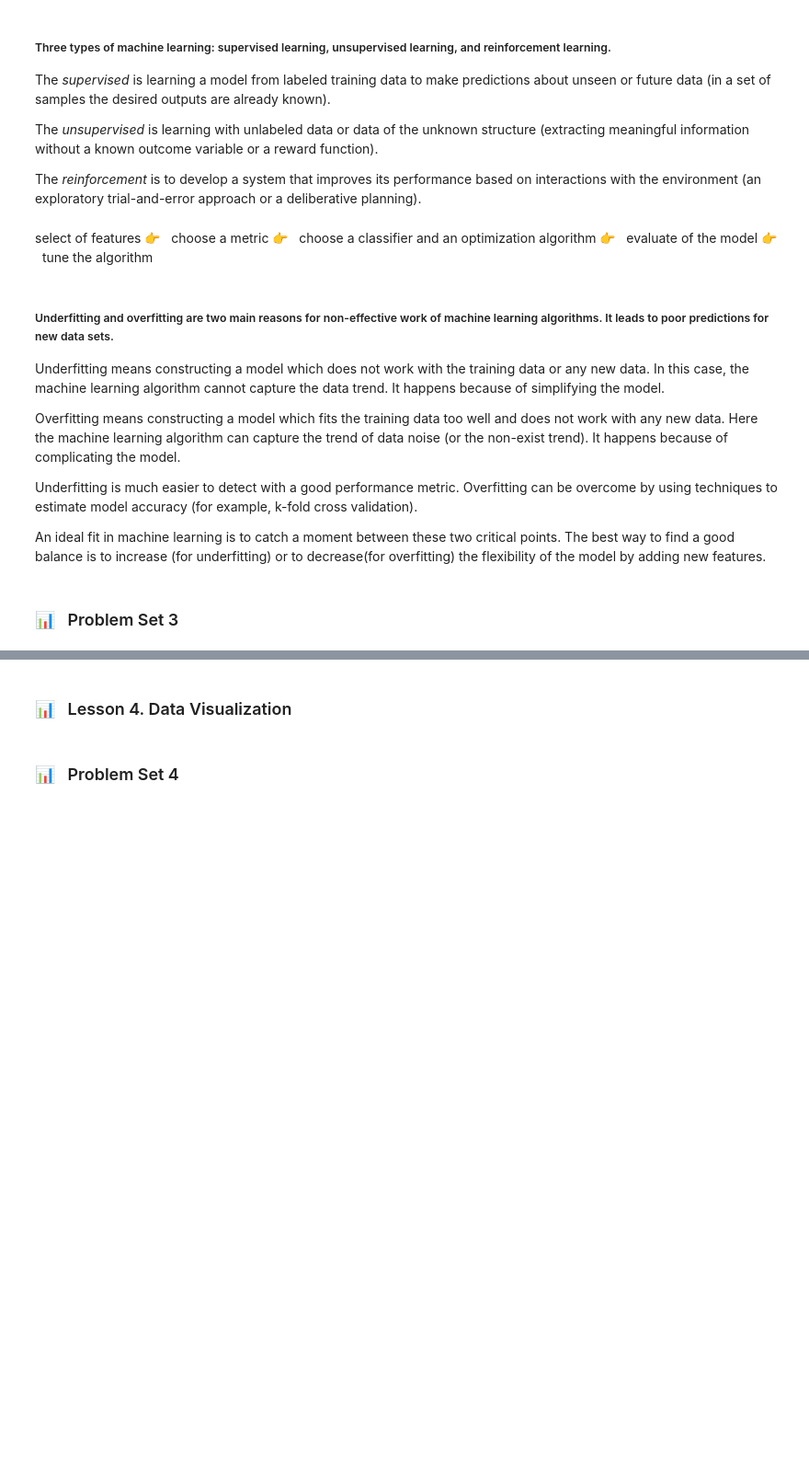
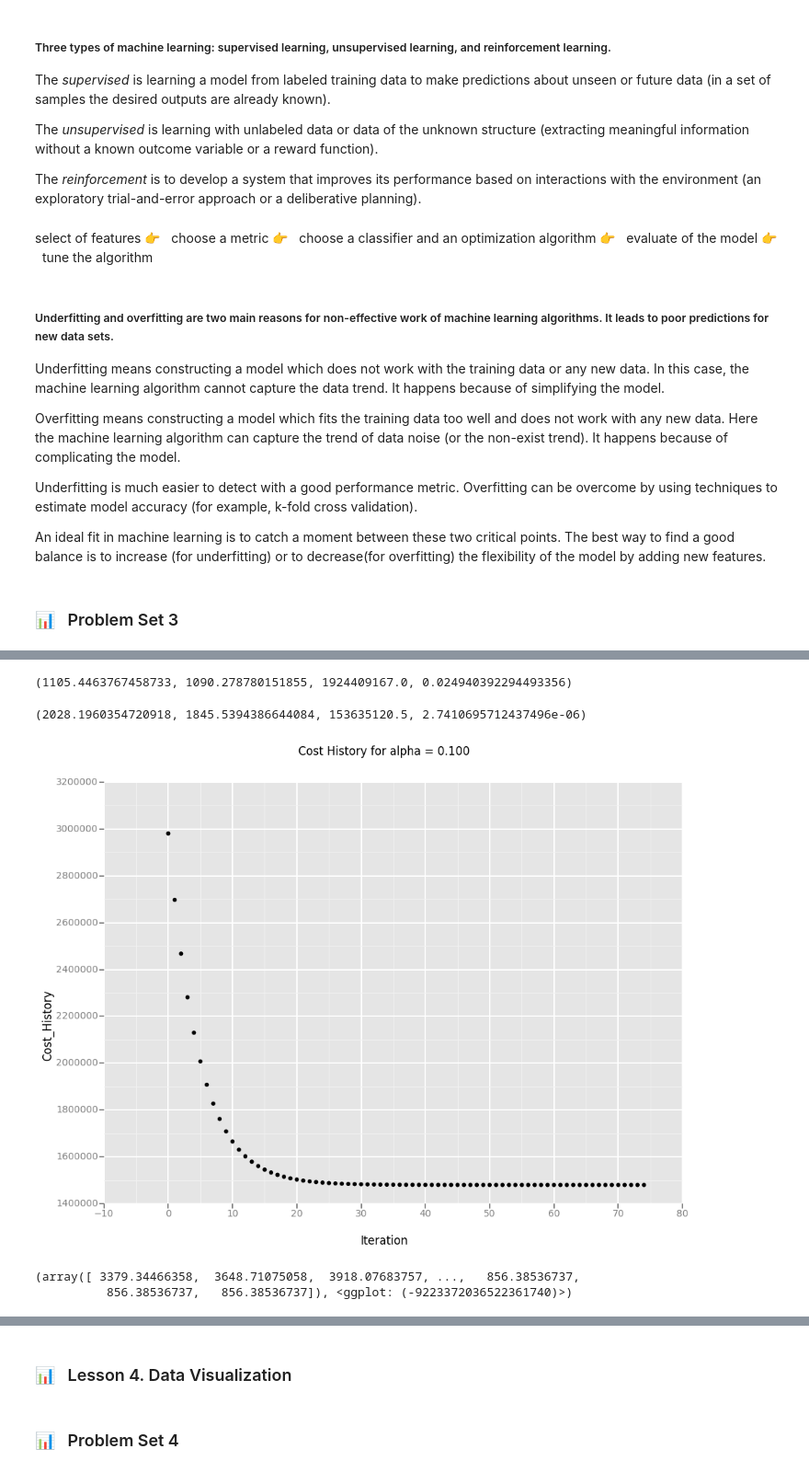
Before and after one commit to OlgaBelitskaya/reflections, a Jupyter notebook: ud359/reflections-ud359-3-4.ipynb, the cells around one changed output, grey strips where cells are left out. Shown at 92% size. Saved outputs shown, nothing was run; the diff lists cells and outputs as text; code cells hidden in the pictures; blank space fills up the shorter version.

```diff
--- a/ud359/reflections-ud359-3-4.ipynb
+++ b/ud359/reflections-ud359-3-4.ipynb
@@ -228,12 +316,17 @@ def mann_whitney_plus_means(turnstile_weather):
 
     return with_rain_mean, without_rain_mean, U, p # leave this line for the grader
+# %%
+mann_whitney_plus_means(data)
+# %% [output]
+(1105.4463767458733, 1090.278780151855, 1924409167.0, 0.024940392294493356)
+# %%
+mann_whitney_plus_means(data2)
+# %% [output]
+(2028.1960354720918, 1845.5394386644084, 153635120.5, 2.7410695712437496e-06)
 # %%
 # 4
 # %%
 # 5
-import numpy as np
-import pandas
-from ggplot import *
 
 """
 In this question, you need to:
@@ -254,7 +347,6 @@ def normalize_features(df):
                          "not be normalized. Please do not include features with only a single value " + \
                          "in your model.")
     df_normalized = (df - df.mean()) / df.std()
-
     return df_normalized, mu, sigma
 
 def compute_cost(features, values, theta):
@@ -265,6 +357,8 @@ def compute_cost(features, values, theta):
     This can be the same code as the compute_cost function in the lesson #3 exercises,
     but feel free to implement your own.
     """
+    sum_of_square_errors = np.square(np.dot(features, theta) - values).sum()
+    cost = sum_of_square_errors / (2 * len(values))
 
     # your code here
 
@@ -277,13 +371,14 @@ def gradient_descent(features, values, theta, alpha, num_iterations):
     This can be the same gradient descent code as in the lesson #3 exercises,
     but feel free to implement your own.
     """
-
-    m = len(values)
     cost_history = []
 
     for i in range(num_iterations):
+        delta = (np.dot((values - np.dot(features, theta)), features)) / len(values)
+        theta = theta + alpha * delta
+        cost_history.append(compute_cost(features, values, theta))
         # your code here
-    return theta, pandas.Series(cost_history)
+    return theta, pd.Series(cost_history)
 
 def predictions(dataframe):
     '''
@@ -321,7 +416,7 @@ def predictions(dataframe):
     features = dataframe[['rain', 'precipi', 'Hour', 'meantempi']]
 
     # Add UNIT to features using dummy variables
-    dummy_units = pandas.get_dummies(dataframe['UNIT'], prefix='unit')
+    dummy_units = pd.get_dummies(dataframe['UNIT'], prefix='unit')
     features = features.join(dummy_units)
 
     # Values
@@ -351,7 +446,7 @@ def predictions(dataframe):
     # -------------------------------------------------
     # Uncomment the next line to see your cost history
     # -------------------------------------------------
-    # plot = plot_cost_history(alpha, cost_history)
+    plot = plot_cost_history(alpha, cost_history)
     #
     # Please note, there is a possibility that plotting
     # this in addition to your calculation will exceed
@@ -372,11 +467,18 @@ def plot_cost_history(alpha, cost_history):
     If you want to run this locally, you should print the return value
     from this function.
     """
-    cost_df = pandas.DataFrame({
+    cost_df = pd.DataFrame({
       'Cost_History': cost_history,
       'Iteration': range(len(cost_history))
     })
     return ggplot(cost_df, aes('Iteration', 'Cost_History')) + \
       geom_point() + ggtitle('Cost History for alpha = %.3f' % alpha )
+# %%
+predict = predictions(data)
+predict
+# %% [output]
+[figure, added]
+(array([ 3379.34466358,  3648.71075058,  3918.07683757, ...,   856.38536737,
+          856.38536737,   856.38536737]), <ggplot: (-9223372036522361740)>)
 # %%
 # 6
```
Also changed, not shown: parts of 22 cells of this notebook.
